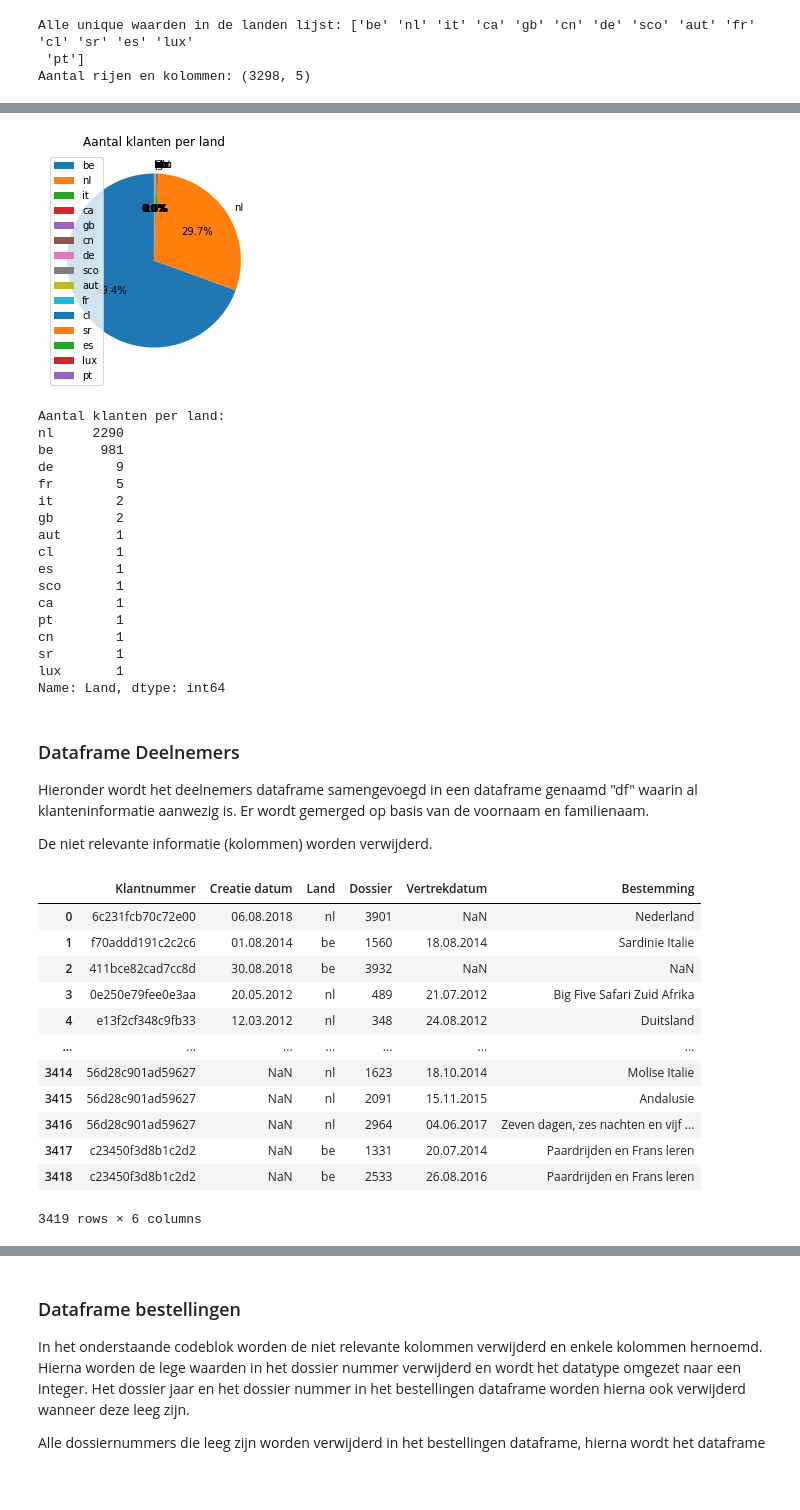
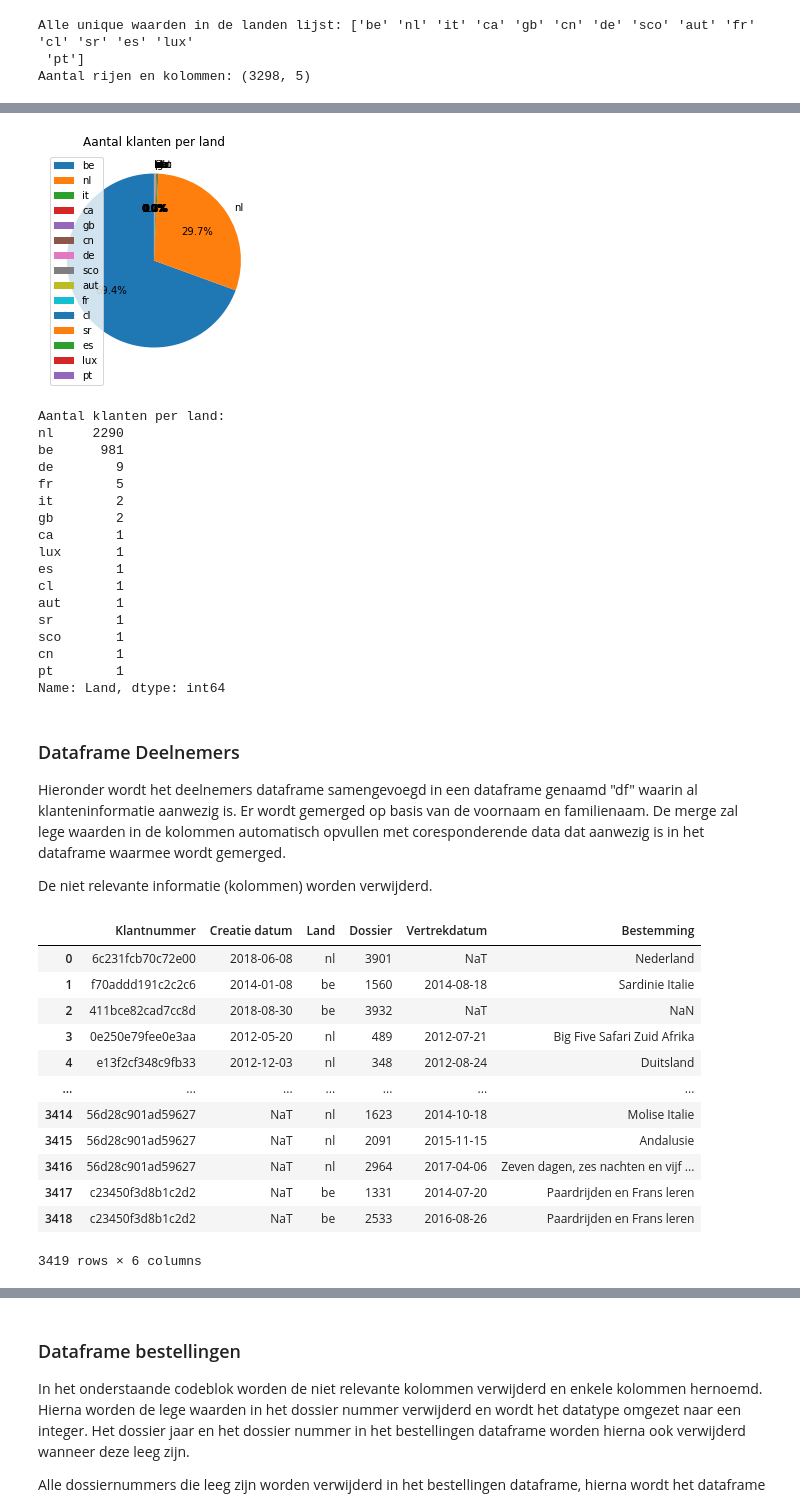
Before and after one commit to Xevro/data-science-in-python, a Jupyter notebook: Project Data Science/louis.dhont/project.ipynb, the cells around one changed output, grey strips where cells are left out. Drawn from its saved outputs; the diff is of its cells as text; code cells hidden in the pictures; blank space fills up the shorter version.

```diff
--- a/Project Data Science/louis.dhont/project.ipynb
+++ b/Project Data Science/louis.dhont/project.ipynb
@@ -50,6 +51,10 @@ Hieronder wordt het klanten dataframe gekopieërd naar het dataframe "df" dat za
 # %%
 df_klanten.drop(columns=['Straat + nr.', 'Klantnummer CMS', 'Geb. datum', 'Telefoon', 'Email', 'Postcode', 'Locatie'], inplace=True)
 df = df_klanten.copy()
+df['Creatie datum'] = pd.to_datetime(df['Creatie datum'], format='%Y.%m.%d', infer_datetime_format=True, errors='coerce')
+
+df_bestellingen.rename(columns={'Land klant': 'Land'}, inplace = True)
+
 df
 # %% [output]
 |  | Familienaam | Voornaam | Klantnummer | Creatie datum | Land |
@@ -157,39 +177,40 @@ de        9
 fr        5
 it        2
 gb        2
+ca        1
+lux       1
+es        1
+cl        1
 aut       1
-cl        1
-es        1
+sr        1
 sco       1
-ca        1
+cn        1
 pt        1
-cn        1
-sr        1
-lux       1
 Name: Land, dtype: int64
 # %% [markdown]
 ### Dataframe Deelnemers
 
-Hieronder wordt het deelnemers dataframe samengevoegd in een dataframe genaamd "df" waarin al klanteninformatie aanwezig is. Er wordt gemerged op basis van de voornaam en familienaam.
+Hieronder wordt het deelnemers dataframe samengevoegd in een dataframe genaamd "df" waarin al klanteninformatie aanwezig is. Er wordt gemerged op basis van de voornaam en familienaam. De merge zal lege waarden in de kolommen automatisch opvullen met coresponderende data dat aanwezig is in het dataframe waarmee wordt gemerged.
 
 De niet relevante informatie (kolommen) worden verwijderd.
 # %%
 df = df.merge(df_deelnemers, left_on=['Familienaam', 'Voornaam'], right_on=['Familienaam', 'Voornaam'], how='inner')
-
 df.drop(columns=['Straat + nr.', 'GSM','Voornaam', 'Familienaam', 'Geboortedatum', 'Email', 'GSM', 'Postcode', 'Stad'], inplace=True)
 
+df['Vertrekdatum'] = pd.to_datetime(df['Vertrekdatum'], format='%Y.%m.%d', infer_datetime_format=True, errors='coerce')
+
 df
 # %% [output]
 |  | Klantnummer | Creatie datum | Land | Dossier | Vertrekdatum | Bestemming |
-| 0 | 6c231fcb70c72e00 | 06.08.2018 | nl | 3901 | NaN | Nederland |
-| 1 | f70addd191c2c2c6 | 01.08.2014 | be | 1560 | 18.08.2014 | Sardinie Italie |
-| 2 | 411bce82cad7cc8d | 30.08.2018 | be | 3932 | NaN | NaN |
-| 3 | 0e250e79fee0e3aa | 20.05.2012 | nl | 489 | 21.07.2012 | Big Five Safari Zuid Afrika |
-| 4 | e13f2cf348c9fb33 | 12.03.2012 | nl | 348 | 24.08.2012 | Duitsland |
+| 0 | 6c231fcb70c72e00 | 2018-06-08 | nl | 3901 | NaT | Nederland |
+| 1 | f70addd191c2c2c6 | 2014-01-08 | be | 1560 | 2014-08-18 | Sardinie Italie |
+| 2 | 411bce82cad7cc8d | 2018-08-30 | be | 3932 | NaT | NaN |
+| 3 | 0e250e79fee0e3aa | 2012-05-20 | nl | 489 | 2012-07-21 | Big Five Safari Zuid Afrika |
+| 4 | e13f2cf348c9fb33 | 2012-12-03 | nl | 348 | 2012-08-24 | Duitsland |
 | ... | ... | ... | ... | ... | ... | ... |
-| 3414 | 56d28c901ad59627 | NaN | nl | 1623 | 18.10.2014 | Molise Italie |
-| 3415 | 56d28c901ad59627 | NaN | nl | 2091 | 15.11.2015 | Andalusie |
-| 3416 | 56d28c901ad59627 | NaN | nl | 2964 | 04.06.2017 | Zeven dagen, zes nachten en vijf ... |
-| 3417 | c23450f3d8b1c2d2 | NaN | be | 1331 | 20.07.2014 | Paardrijden en Frans leren |
-| 3418 | c23450f3d8b1c2d2 | NaN | be | 2533 | 26.08.2016 | Paardrijden en Frans leren |
+| 3414 | 56d28c901ad59627 | NaT | nl | 1623 | 2014-10-18 | Molise Italie |
+| 3415 | 56d28c901ad59627 | NaT | nl | 2091 | 2015-11-15 | Andalusie |
+| 3416 | 56d28c901ad59627 | NaT | nl | 2964 | 2017-04-06 | Zeven dagen, zes nachten en vijf ... |
+| 3417 | c23450f3d8b1c2d2 | NaT | be | 1331 | 2014-07-20 | Paardrijden en Frans leren |
+| 3418 | c23450f3d8b1c2d2 | NaT | be | 2533 | 2016-08-26 | Paardrijden en Frans leren |
 3419 rows × 6 columns
```
Also changed, not shown: parts of 18 cells of this notebook.
